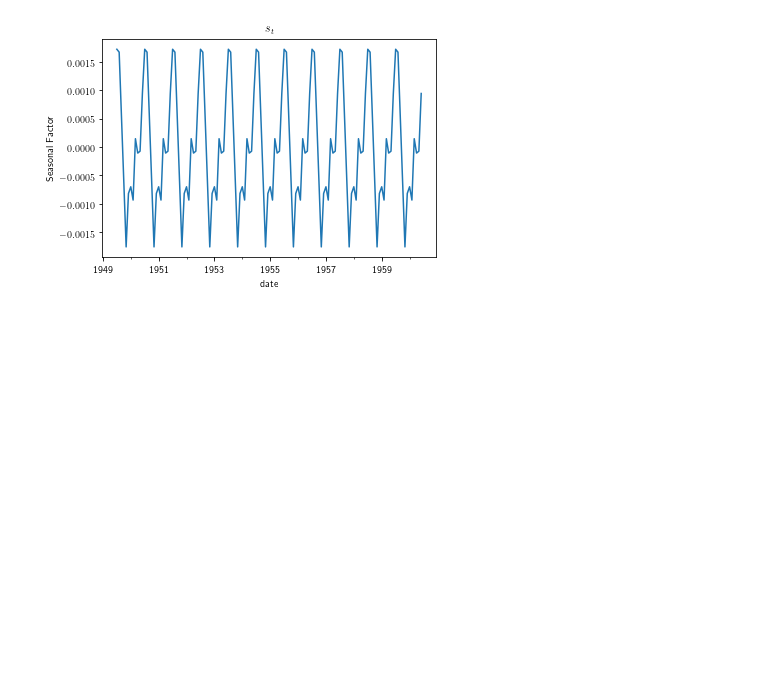
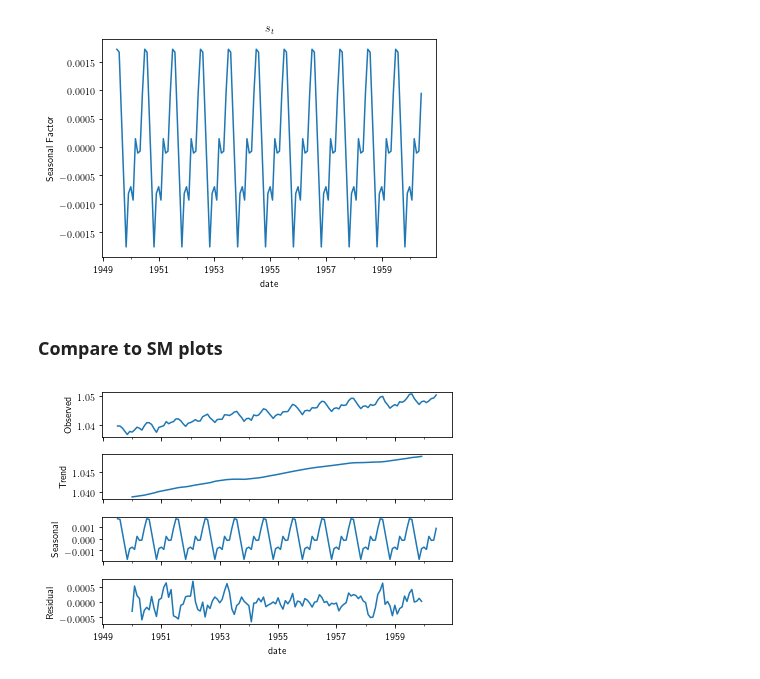
Before and after one commit to snowch-notes/statistics-old, a Jupyter notebook: timeseries/estimating_ts_components.ipynb, the cells around one changed output. Drawn from its saved outputs; the diff is of its cells as text; code cells hidden in the pictures; blank space fills up the shorter version.

Commit message:
compare to statsmodels

```diff
--- a/timeseries/estimating_ts_components.ipynb
+++ b/timeseries/estimating_ts_components.ipynb
@@ -283,3 +283,11 @@ flights['seasonal_factors'].plot(legend=False, title=r'$s_t$')
 _ = plt.ylabel('Seasonal Factor')
 # %% [output]
 [figure]
+# %% [markdown]
+### Compare to SM plots
+# %%
+decomposition = sm.tsa.seasonal_decompose(flights['passengers_pwr'], model='additive')
+fig = decomposition.plot()
+plt.show()
+# %% [output]
+[figure, added]
```
